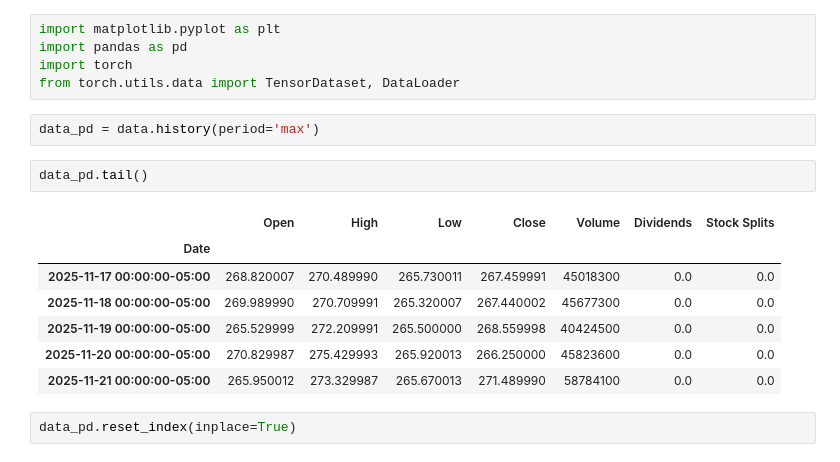
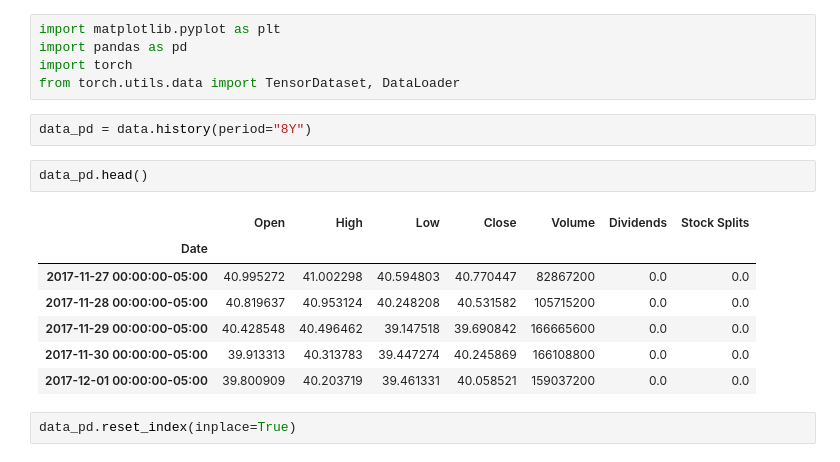
Before and after one commit to Ljw-w0/lstm, a Jupyter notebook: main.ipynb, the cells around one changed output. Cells and saved outputs as stored; diff of their text form.

```diff
--- a/main.ipynb
+++ b/main.ipynb
@@ -31,17 +31,17 @@ import pandas as pd
 import torch
 from torch.utils.data import TensorDataset, DataLoader
 # %%
-data_pd = data.history(period='max')
+data_pd = data.history(period="8Y")
 # %%
-data_pd.tail()
+data_pd.head()
 # %% [output]
 |  | Open | High | Low | Close | Volume | Dividends | Stock Splits |
 | Date |  |  |  |  |  |  |  |
-| 2025-11-17 00:00:00-05:00 | 268.820007 | 270.489990 | 265.730011 | 267.459991 | 45018300 | 0.0 | 0.0 |
-| 2025-11-18 00:00:00-05:00 | 269.989990 | 270.709991 | 265.320007 | 267.440002 | 45677300 | 0.0 | 0.0 |
-| 2025-11-19 00:00:00-05:00 | 265.529999 | 272.209991 | 265.500000 | 268.559998 | 40424500 | 0.0 | 0.0 |
-| 2025-11-20 00:00:00-05:00 | 270.829987 | 275.429993 | 265.920013 | 266.250000 | 45823600 | 0.0 | 0.0 |
-| 2025-11-21 00:00:00-05:00 | 265.950012 | 273.329987 | 265.670013 | 271.489990 | 58784100 | 0.0 | 0.0 |
+| 2017-11-27 00:00:00-05:00 | 40.995272 | 41.002298 | 40.594803 | 40.770447 | 82867200 | 0.0 | 0.0 |
+| 2017-11-28 00:00:00-05:00 | 40.819637 | 40.953124 | 40.248208 | 40.531582 | 105715200 | 0.0 | 0.0 |
+| 2017-11-29 00:00:00-05:00 | 40.428548 | 40.496462 | 39.147518 | 39.690842 | 166665600 | 0.0 | 0.0 |
+| 2017-11-30 00:00:00-05:00 | 39.913313 | 40.313783 | 39.447274 | 40.245869 | 166108800 | 0.0 | 0.0 |
+| 2017-12-01 00:00:00-05:00 | 39.800909 | 40.203719 | 39.461331 | 40.058521 | 159037200 | 0.0 | 0.0 |
 # %%
 data_pd.reset_index(inplace=True)
 # %%
```
Also changed, not shown: parts of 19 cells of this notebook, 2 other files.
